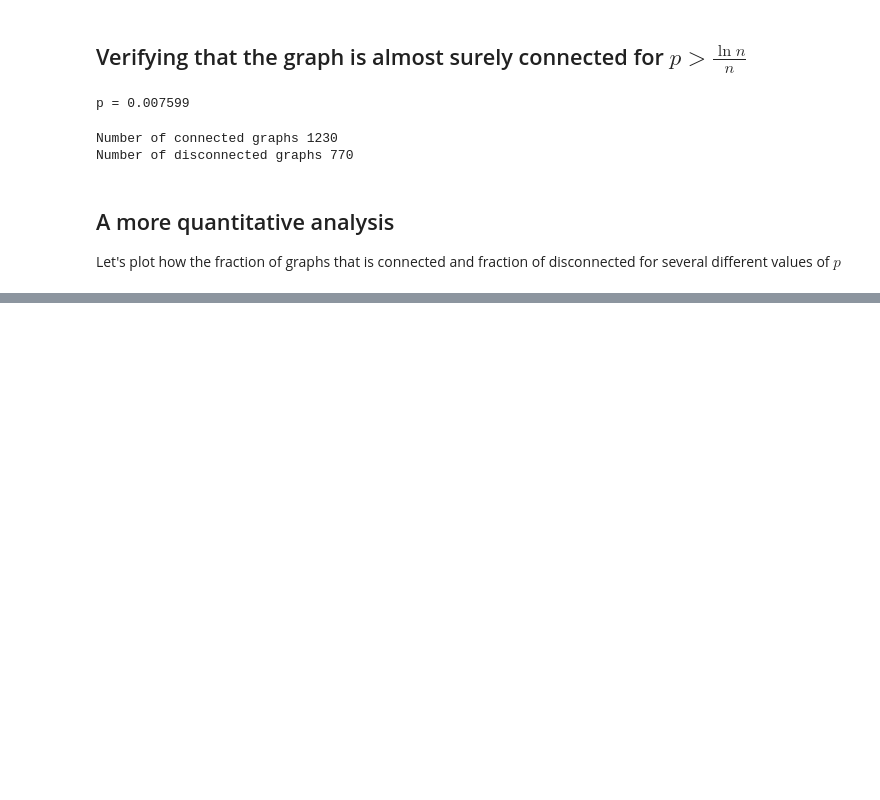
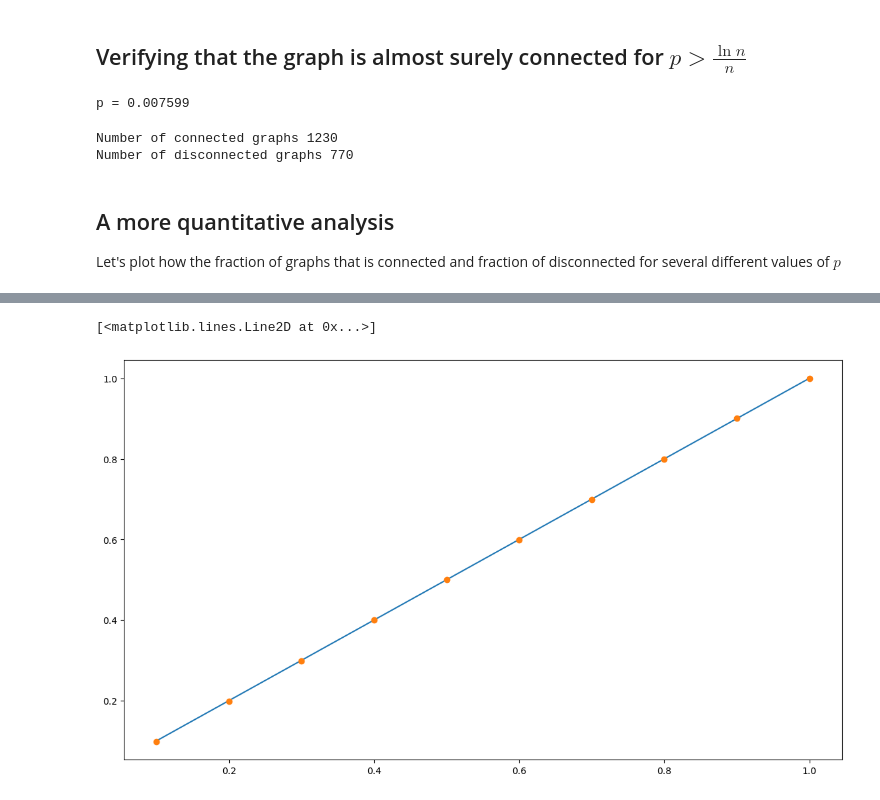
Before and after one commit to SunAndClouds/ComplexSystems, a Jupyter notebook: Lab3.ipynb, the cells around one changed output, grey strips where cells are left out. Saved outputs shown, nothing was run; the diff lists cells and outputs as text; code cells hidden in the pictures; blank space fills up the shorter version.

```diff
--- a/Lab3.ipynb
+++ b/Lab3.ipynb
@@ -278,0 +287,38 @@ plt.show()
+# %%
+@njit
+def global_clustering_coefficient(A):
+    # Compute A^2 and A^3
+    A_sq = A @ A
+    A_cube = A_sq @ A
+
+    # Calculate the number of triangles (c_3)
+    trace_A_cube = np.trace(A_cube)
+    num_triangles = trace_A_cube / 6
+
+    # Calculate the number of paths of length 2 (p_2)
+    num_paths_length_2 = 0.5 * (np.sum(A_sq) - np.trace(A_sq))
+
+    # Compute the global clustering coefficient (C)
+    C = (3 * num_triangles) / num_paths_length_2
+
+    return C
+
+results = []
+n = 4*4*20 # Number of vertices
+
+probabilities = np.linspace(1e-1, 1, 10)
+
+for p in tqdm(probabilities):
+    result = []
+    for _ in range(1000):
+
+        adj_matrix = generate_er_graph(n, p).astype(np.float64)
+        C = global_clustering_coefficient(adj_matrix)
+
+        result.append(C) # [C_1, C_2, ..., C_n]
+
+    results.append(
+        np.sum(result) / len(result)
+    )
+
+results
@@ -278,0 +336,6 @@ plt.show()
+# %%
+plt.plot(*2*[probabilities])
+plt.plot(probabilities, results, "o")
+# %% [output]
+[<matplotlib.lines.Line2D at 0x...>]
+[figure, added]
```
Also changed, not shown: parts of 6 cells of this notebook.
